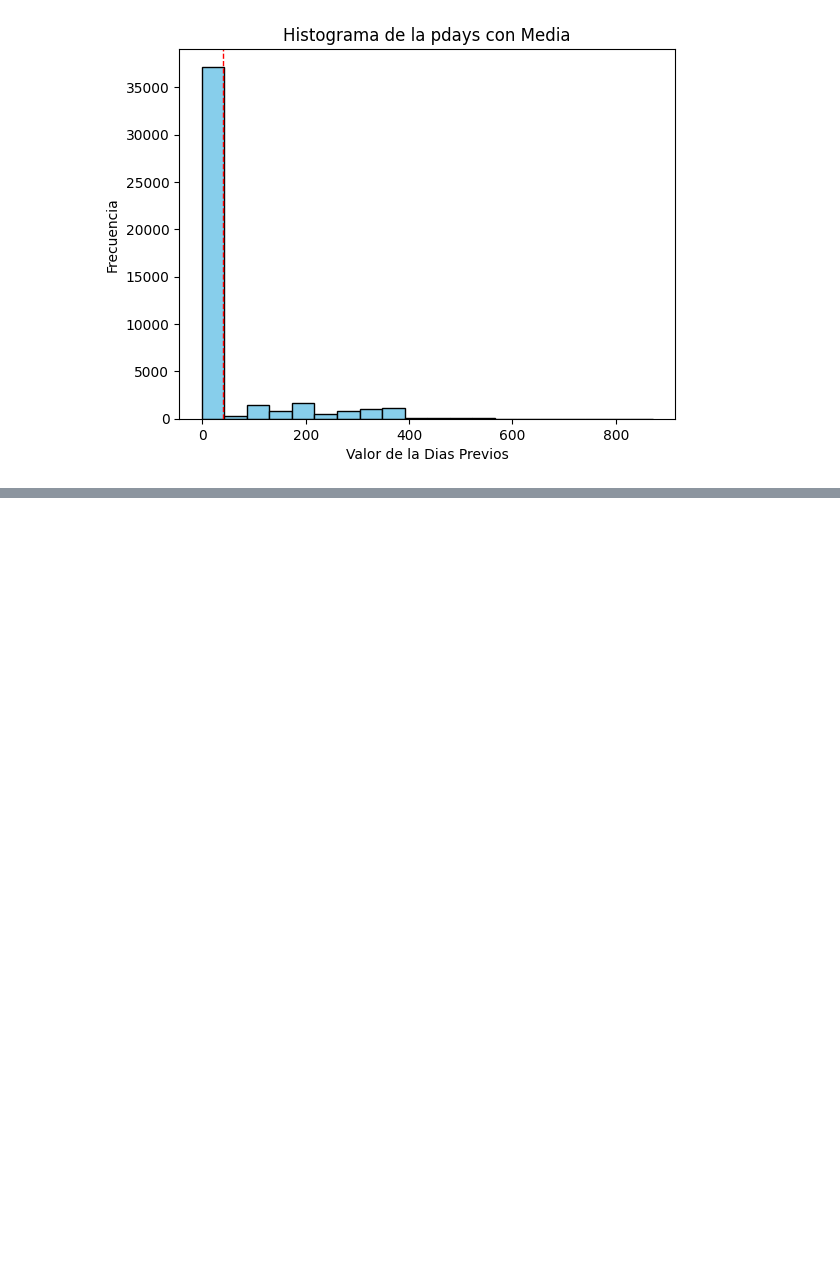
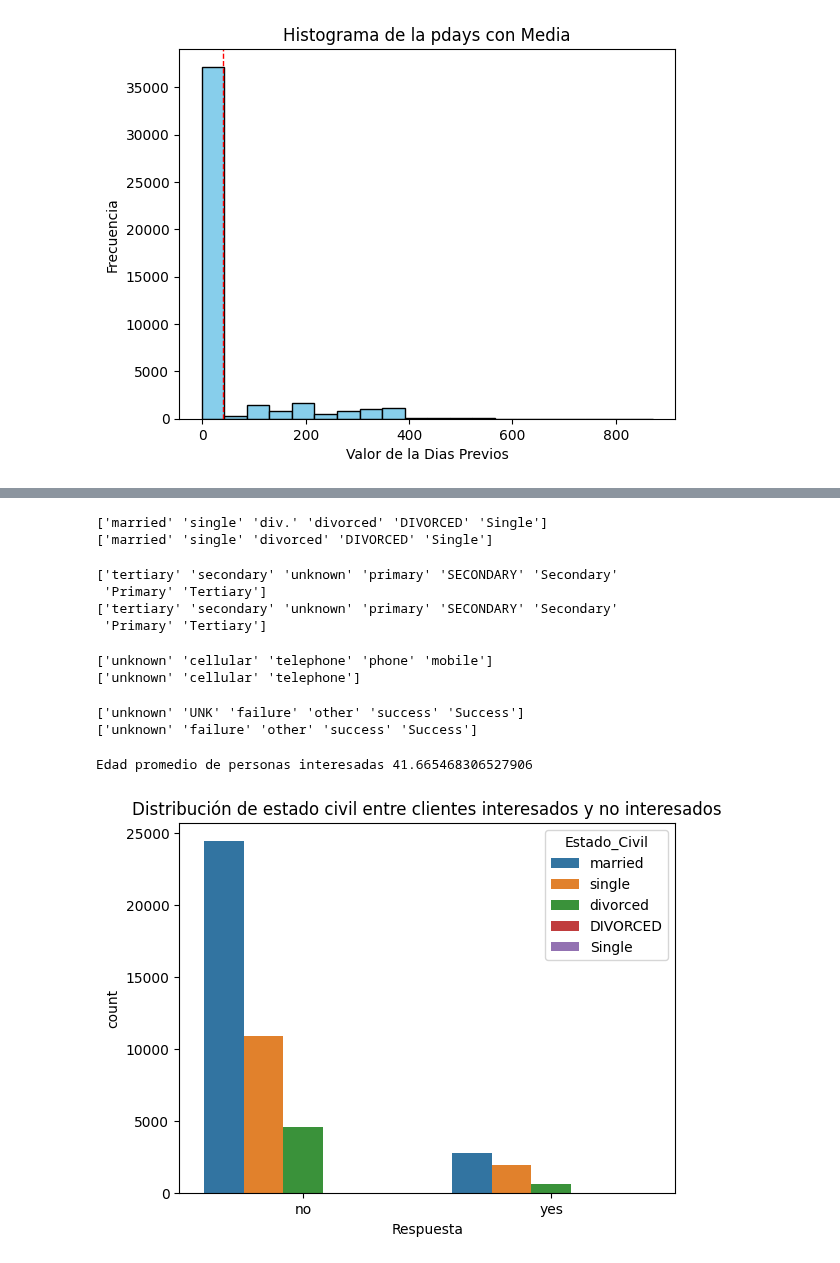
Before and after one commit to DeisyW/Talento_Tech, a Jupyter notebook: Laboratorio1_TalentoTech_DWR.ipynb, the cells around one changed output, grey strips where cells are left out. Cells and saved outputs as stored; diff of their text form; code cells hidden in the pictures; blank space fills up the shorter version.

```diff
--- a/Laboratorio1_TalentoTech_DWR.ipynb
+++ b/Laboratorio1_TalentoTech_DWR.ipynb
@@ -327,0 +437,47 @@ plt.show()
+# %%
+# Cambiar/unificar valores de estado civil: unificar div. y divorced
+print(data_rename['Estado_Civil'].unique())
+data_rename['Estado_Civil'] = data_rename['Estado_Civil'].str.replace('div.','divorced', regex=False)
+print(data_rename['Estado_Civil'].unique())
+# %% [output]
+['married' 'single' 'div.' 'divorced' 'DIVORCED' 'Single']
+['married' 'single' 'divorced' 'DIVORCED' 'Single']
+# %%
+# Educacion: unificar valores sec. y secondary, unk y unknown
+print(data_rename['Educacion'].unique())
+data_rename['Educacion'] = data_rename['Educacion'].str.replace('sec.','secondary', regex=False)
+
+# otra forma de reemplazar -loc:ubica el valor de Educacion y lo asigna
+data_rename.loc[data_rename['Educacion']=='UNK','Educacion'] = 'unknown'
+print(data_rename['Educacion'].unique())
+# %% [output]
+['tertiary' 'secondary' 'unknown' 'primary' 'SECONDARY' 'Secondary'
+ 'Primary' 'Tertiary']
+['tertiary' 'secondary' 'unknown' 'primary' 'SECONDARY' 'Secondary'
+ 'Primary' 'Tertiary']
+# %%
+# Contacto: unificar valores telephone y phone
+
+print(data_rename['Contacto'].unique())
+data_rename.loc[data_rename['Contacto']=='phone','Contacto'] = 'telephone'
+data_rename.loc[data_rename['Contacto']=='mobile','Contacto'] = 'cellular'
+print(data_rename['Contacto'].unique())
+# %% [output]
+['unknown' 'cellular' 'telephone' 'phone' 'mobile']
+['unknown' 'cellular' 'telephone']
+# %%
+# Resultado_previo: unificar valores unk y unknown
+
+print(data_rename['Resultado_previo'].unique())
+data_rename.loc[data_rename['Resultado_previo']=='UNK','Resultado_previo']='unknown'
+print(data_rename['Resultado_previo'].unique())
+# %% [output]
+['unknown' 'UNK' 'failure' 'other' 'success' 'Success']
+['unknown' 'failure' 'other' 'success' 'Success']
+# %%
+# edad promedio de las personas interesadas en la campaña
+
+edad_promedio_interesados = data_rename[data['y'] == 'yes']['Edad'].mean()
+print('Edad promedio de personas interesadas', edad_promedio_interesados)
+# %% [output]
+Edad promedio de personas interesadas 41.665468306527906
@@ -327,0 +489,7 @@ plt.show()
+# %%
+#Distribución de estado civil entre clientes interesados:
+sns.countplot(x='Respuesta', hue='Estado_Civil', data=data_rename)
+plt.title('Distribución de estado civil entre clientes interesados y no interesados')
+plt.show()
+# %% [output]
+[figure, added]
```
Also changed, not shown: parts of 26 cells of this notebook.
